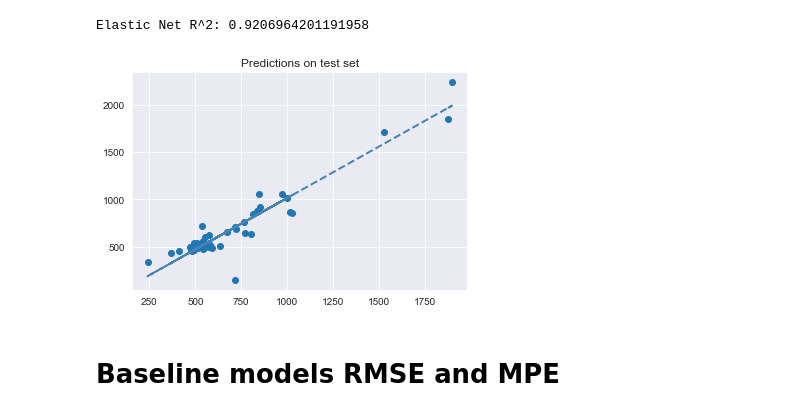
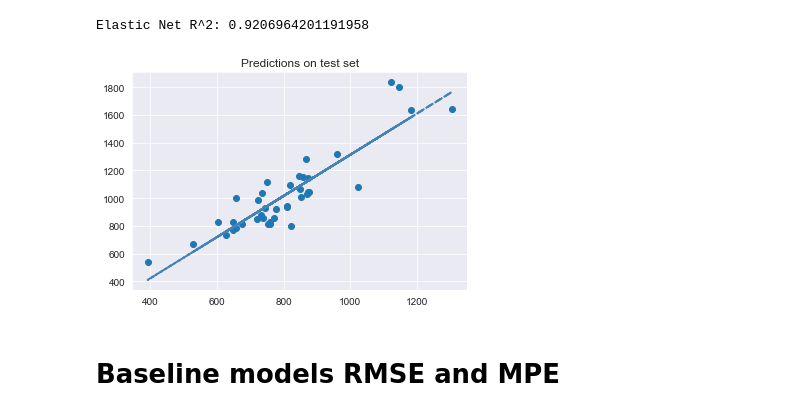
Before and after one commit to LourensWalters/battery-cycle-life, a Jupyter notebook: src/notebooks/Base models.ipynb, the cells around one changed output. Drawn from its saved outputs; the diff is of its cells as text; code cells hidden in the pictures.

```diff
--- a/src/notebooks/Base models.ipynb
+++ b/src/notebooks/Base models.ipynb
@@ -229,17 +227,18 @@ fullmod_rmse, fullmod_mpe, fullmod_rsq = eval_model(regr, features_df, fullmod_f
 Elastic Net R^2: 0.9206964201191958
 # %%
 regr = regr.fit(x_train, y_train)
-x_test, y_test = get_split(features_df, fullmod_features, targetmod, test_ind)
+#x_test, y_test = get_split(features_df, fullmod_features, targetmod, test_ind)
+x_test, y_test = get_split(features_df, fullmod_features, targetmod, secondary_test_ind)
 y_pred = regr.predict(x_test)
 
 plt.scatter(y_pred, y_test)
 a, b = np.polyfit(y_pred, y_test, 1)
 plt.plot(y_pred, a*y_pred+b, color='steelblue', linestyle='--', linewidth=2)
 #plt.plot(y_pred, y_test, color="red")
 plt.title("Predictions on test set")
 plt.show()
 # %% [output]
-[figure, old version]
+[figure, new version]
 # %% [markdown]
 # Baseline models RMSE and MPE
 # %%
```
Also changed, not shown: parts of 7 cells of this notebook, 4 other files.
